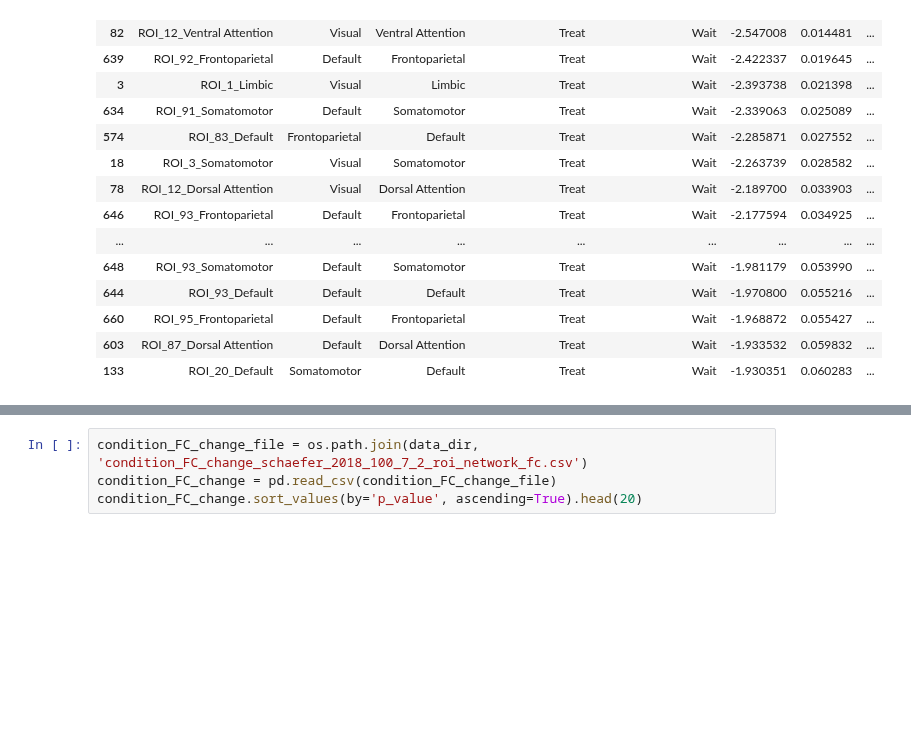
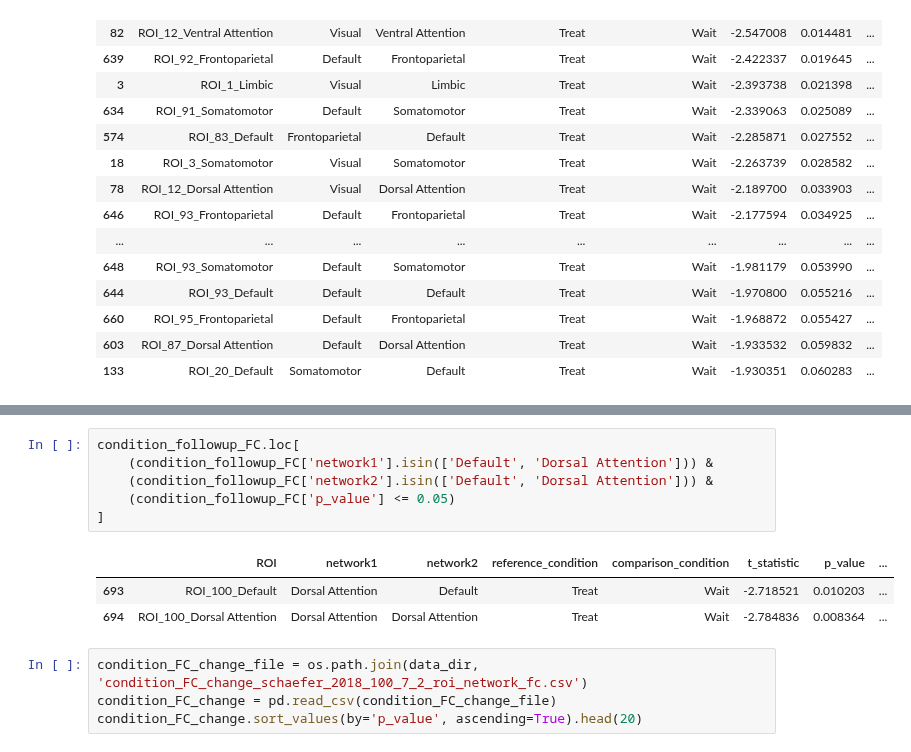
Before and after one commit to XiaoqianXiao/OCD_RO1, a Jupyter notebook: results_visualization_roi_to_network_schaefer.ipynb, the cells around one changed output, grey strips where cells are left out. Saved outputs shown, nothing was run; the diff lists cells and outputs as text; blank space fills up the shorter version.

```diff
--- a/results_visualization_0906_roi_to_network.ipynb
+++ b/results_visualization_roi_to_network_schaefer.ipynb
@@ -189,6 +199,16 @@ condition_followup_FC.sort_values(by='p_value', ascending=True).head(20)
 | 403 | ROI_58_Somatomotor | Limbic | Somatomotor | Treat | Wait | -2.005400 | 0.051726 | ... |
 | 109 | ROI_16_Somatomotor | Somatomotor | Somatomotor | Treat | Wait | -1.997313 | 0.052647 | ... |
 | 344 | ROI_50_Dorsal Attention | Ventral Attention | Dorsal Attention | Treat | Wait | -2.008522 | 0.052728 | ... |
+# %%
+condition_followup_FC.loc[
+    (condition_followup_FC['network1'].isin(['Default', 'Dorsal Attention'])) &
+    (condition_followup_FC['network2'].isin(['Default', 'Dorsal Attention'])) &
+    (condition_followup_FC['p_value'] <= 0.05)
+]
+# %% [output]
+|  | ROI | network1 | network2 | reference_condition | comparison_condition | t_statistic | p_value | ... |
+| 693 | ROI_100_Default | Dorsal Attention | Default | Treat | Wait | -2.718521 | 0.010203 | ... |
+| 694 | ROI_100_Dorsal Attention | Dorsal Attention | Dorsal Attention | Treat | Wait | -2.784836 | 0.008364 | ... |
 # %%
 condition_FC_change_file = os.path.join(data_dir, 'condition_FC_change_schaefer_2018_100_7_2_roi_network_fc.csv')
 condition_FC_change = pd.read_csv(condition_FC_change_file)
```
Also changed, not shown: parts of 2 cells of this notebook, 5 other files.
